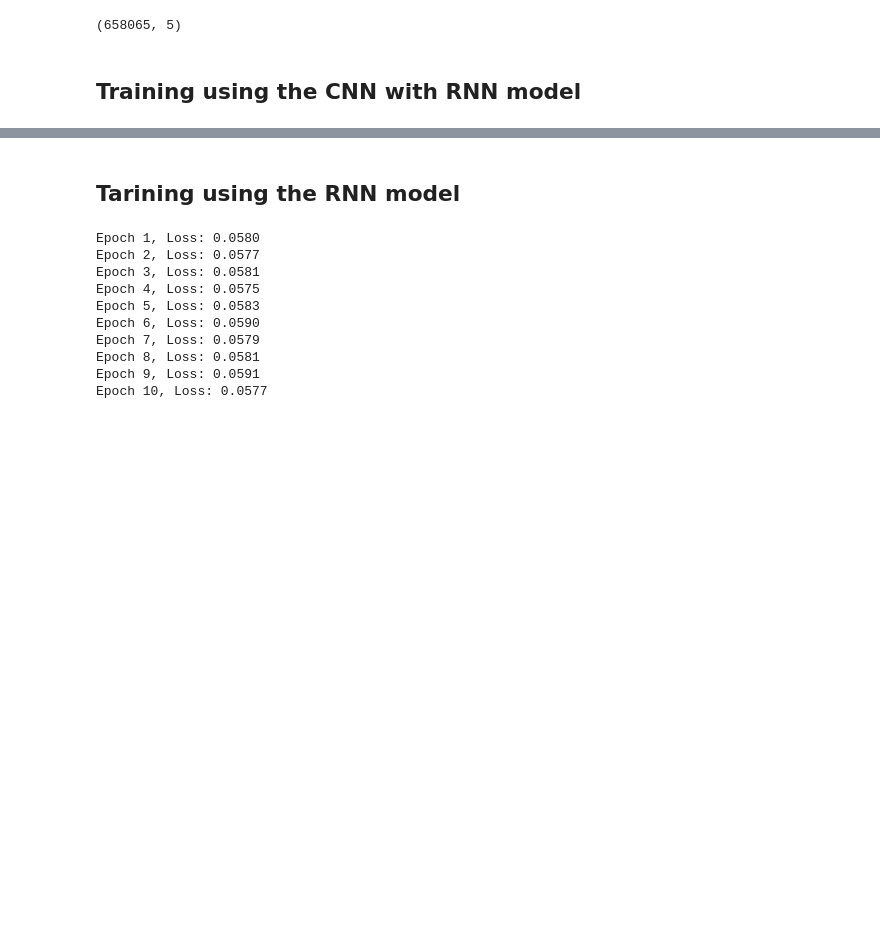
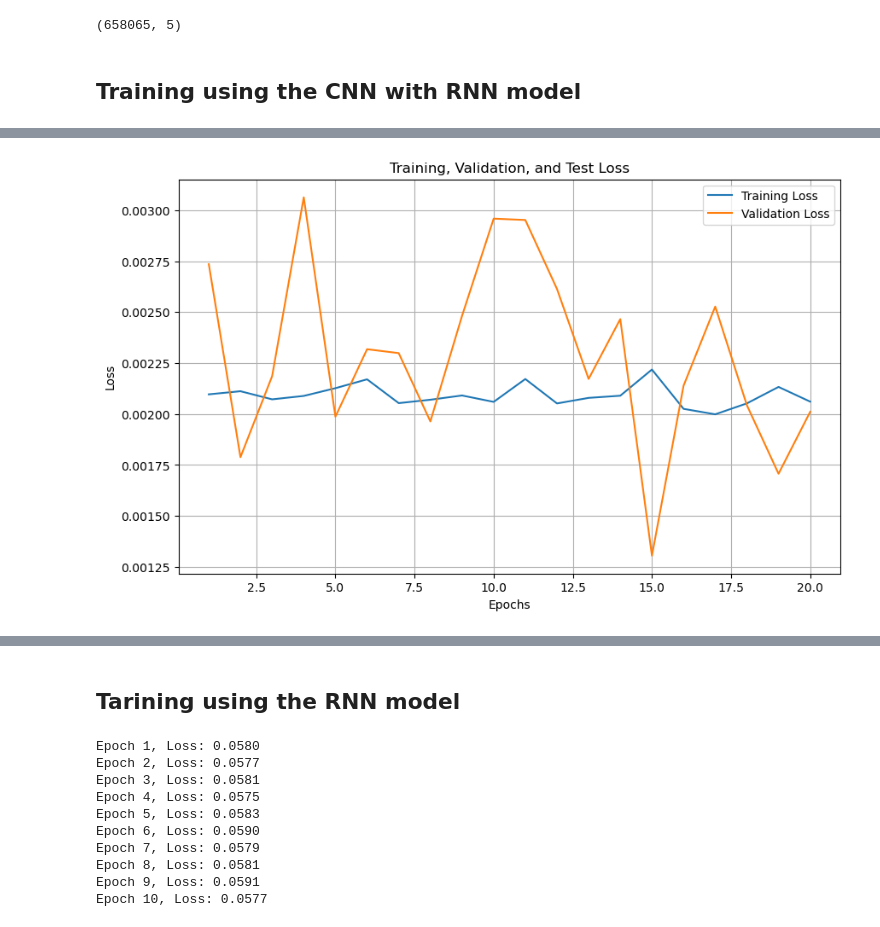
Before and after one commit to aminemharzi/BC_Price_Prediction_RNN_CNN_Pytorch, a Jupyter notebook: Prediction_BC_RNN_CNN.ipynb, the cells around one changed output, grey strips where cells are left out. Cells and saved outputs as stored; diff of their text form; code cells hidden in the pictures; blank space fills up the shorter version.

Commit message:
adding the test and validation

```diff
--- a/Prediction_BC_RNN_CNN.ipynb
+++ b/Prediction_BC_RNN_CNN.ipynb
@@ -159,11 +159,18 @@ optimizer = torch.optim.Adam(model.parameters(), lr=0.001)
 # %% [markdown]
 ## Training using the CNN with RNN model
 # %%
-num_epochs = 10
+num_epochs = 20
 steps_per_epoch = 40  # Number of batches to process in each epoch
+
+# Initialize lists to store loss values
+train_losses = []
+val_losses = []
+test_losses = []
+
+# Training loop
 for epoch in range(num_epochs):
     model.train()
-    running_loss = 0.0
+    trainning_loss = 0.0
     for idx, (samples, targets) in enumerate(Train_loader):
         if idx == steps_per_epoch:
             break  # Stop after processing 40 batches
@@ -172,6 +179,23 @@ for epoch in range(num_epochs):
         loss = loss_function(predictions, targets)  # Compute loss
         loss.backward()  # Backpropagation
         optimizer.step()  # Update weights
-        running_loss += loss.item()
-    print(f"Epoch {epoch+1}, Loss: {running_loss / steps_per_epoch:.4f}")
+        trainning_loss += loss.item()
+    avg_train_loss = trainning_loss / steps_per_epoch
+    train_losses.append(avg_train_loss)
+
+    # Validation loop
+    model.eval()  # Set model to evaluation mode
+    val_loss = 0.0
+
+    with torch.no_grad():
+        for ix, (data, targets_val) in enumerate(Val_loader):
+            if ix == steps_per_epoch:
+                break  # Stop after processing 40 batches
+            predictions_val = model(data)
+            loss_ = loss_function(predictions_val, targets_val)
+            val_loss += loss_.item()
+    avg_val_loss =val_loss / steps_per_epoch
+    val_losses.append(avg_val_loss)
+
+    print(f"Epoch {epoch+1}/{num_epochs}, Train Loss: {avg_train_loss:.4f}, Val Loss: {avg_val_loss:.4f}")
 # %% [output]
@@ -187,0 +222,15 @@ Epoch 10, Loss: 0.0022
+# %%
+import matplotlib.pyplot as plt
+
+# Plot training and validation loss
+plt.figure(figsize=(10, 6))
+plt.plot(range(1, num_epochs + 1), train_losses, label='Training Loss')
+plt.plot(range(1, num_epochs + 1), val_losses, label='Validation Loss')
+plt.xlabel('Epochs')
+plt.ylabel('Loss')
+plt.title('Training, Validation, and Test Loss')
+plt.legend()
+plt.grid(True)
+plt.show()
+# %% [output]
+[figure, added]
```
Also changed, not shown: parts of 3 cells of this notebook.
